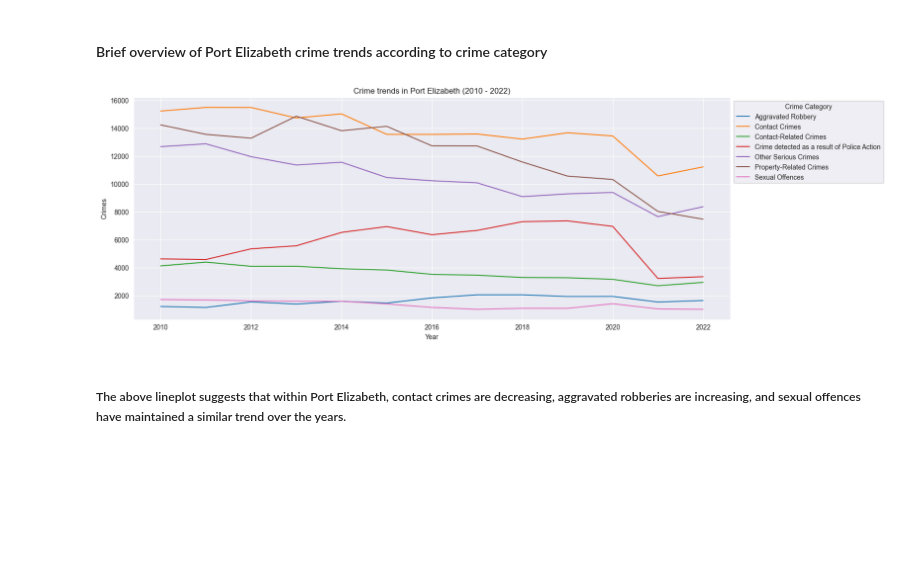
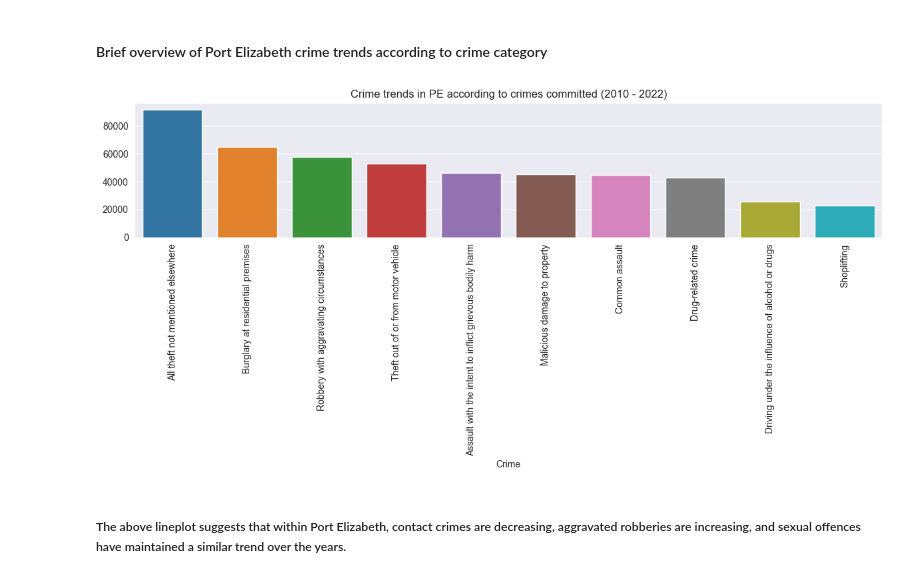
Before and after one commit to BlocknBoom123/CrimePy, a Jupyter notebook: SA/CrimePy.ipynb, the cells around one changed output. Drawn from its saved outputs; the diff is of its cells as text; code cells hidden in the pictures; blank space fills up the shorter version.

```diff
--- a/SA/CrimePy.ipynb
+++ b/SA/CrimePy.ipynb
@@ -237,17 +234,21 @@ plt.show()
 ##### The above lineplot suggests that crime has gradually decreased in Port Elizabeth over the years, especially in 2020 - 2022. This drastic decrease in crimes could be due to the Covid-19 pandemic. The barplot suggests that the top three crimes in Port Elizabeth are thefts, residential burglaries, and robberies with aggravating circumstances.
 # %% [markdown]
 #### Brief overview of Port Elizabeth crime trends according to crime category
-# %%
-crimecat_summed = df.groupby(['Crime Category', 'Year'])['Crimes'].sum().reset_index() #Sum of each crime category per year
-
-plt.figure(figsize=(16,6))
-ax = sns.lineplot(crimecat_summed, x='Year', y='Crimes', hue='Crime Category') #Line plot of the 7 different crime categories
-sns.move_legend(ax, "upper left", bbox_to_anchor=(1, 1)) #Moves legend outside plot
-
-plt.title('Crime trends in Port Elizabeth (2010 - 2022)')
-plt.show()
-# %% [output]
-[figure, removed]
+# %%
+top_crimes = df.groupby(['Crime'])['Crimes'].sum().sort_values(ascending=False)[:10] #Top 10 crimes in descending order
+
+
+plt.figure(figsize=(12,6))
+ax = sns.barplot(x=top_crimes.index, y=top_crimes.values)
+
+ax.set_xticks(range(0,len(top_crimes.index)), top_crimes.index, rotation=90) #Rotate by 90 degrees
+
+
+plt.title('Crime trends in PE according to crimes committed (2010 - 2022)')
+plt.tight_layout()
+plt.show()
+# %% [output]
+[figure, added]
 # %% [markdown]
 ##### The above lineplot suggests that within Port Elizabeth, contact crimes are decreasing, aggravated robberies are increasing, and sexual offences have maintained a similar trend over the years.
 # %% [markdown]
```
Also changed, not shown: parts of 10 cells of this notebook, 3 other files.
